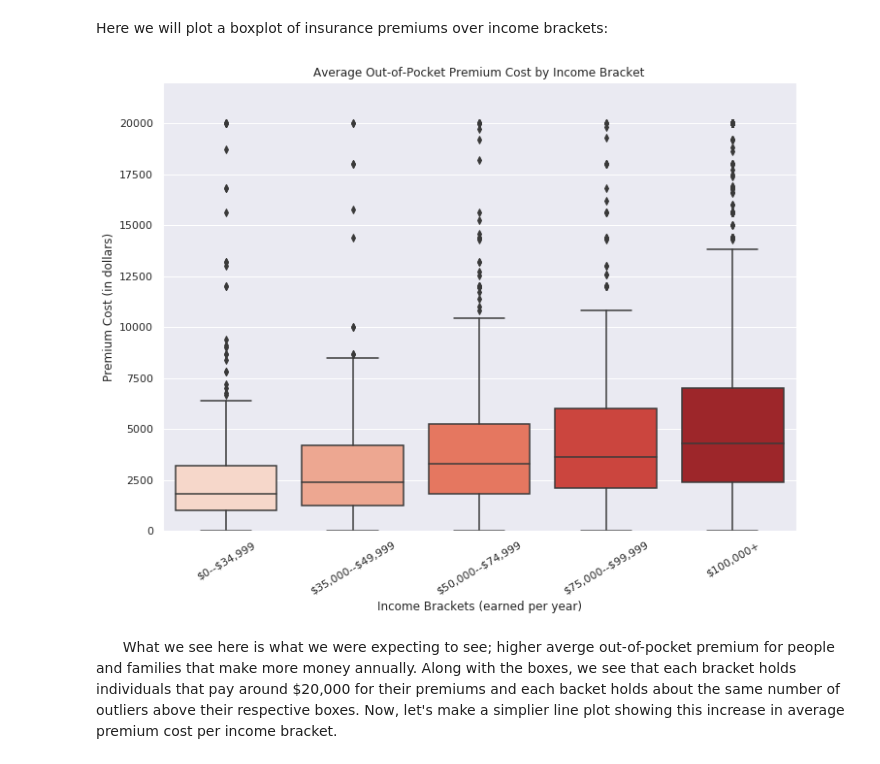
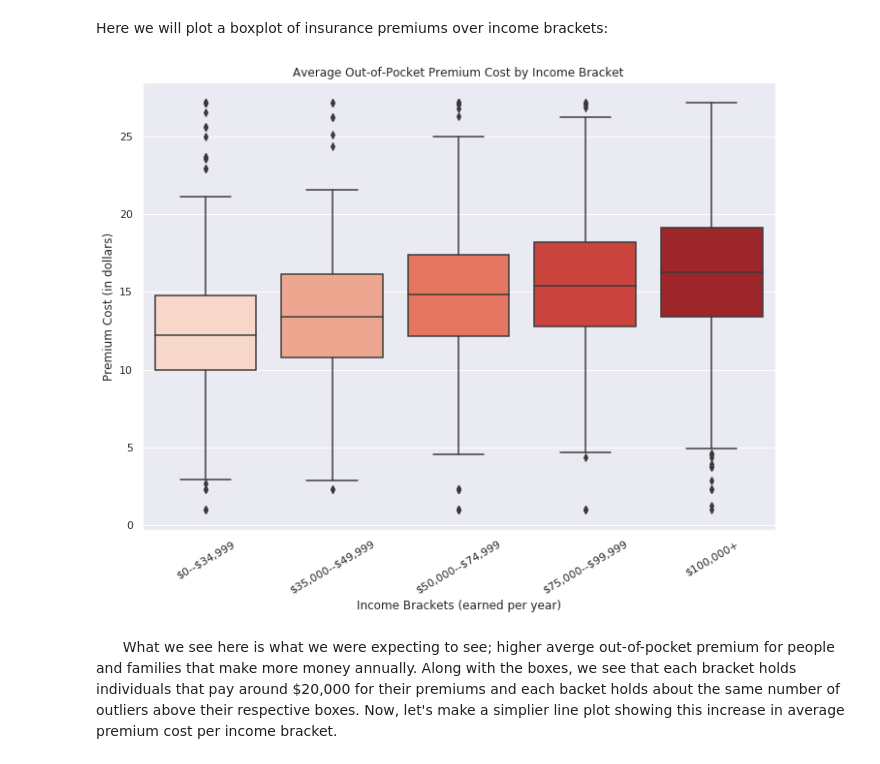
Before and after one commit to hanson263/PSTAT-134-Project, a Jupyter notebook: final_project_EDA.ipynb, the cells around one changed output. Cells and saved outputs as stored; diff of their text form; code cells hidden in the pictures.

```diff
--- a/final_project_EDA.ipynb
+++ b/final_project_EDA.ipynb
@@ -75,15 +94,14 @@ Here we will plot a boxplot of insurance premiums over income brackets:
 # %%
 premium_cost = df[df.HICOSTR1 < 90000]['HICOSTR1'].dropna() #Removed outliers of 90K+ in every income bracket.
 income_bracket = df[df.INCGRP4 < 6]['INCGRP4'] #Removed non-specific income bracket.
 sns.set(rc={'figure.figsize':(11.7, 8.5)})
-sns.boxplot(income_bracket, premium_cost, palette = 'Reds')
-plt.pyplot.ylim(0, 22000)
+sns.boxplot(income_bracket, np.power(premium_cost, 1/3), palette = 'Reds')
 plt.pyplot.xlabel('Income Brackets (earned per year)')
 plt.pyplot.ylabel('Premium Cost (in dollars)')
 plt.pyplot.title('Average Out-of-Pocket Premium Cost by Income Bracket')
 plt.pyplot.xticks([0,1,2,3,4],['\$0--\$34,999', '\$35,000--\$49,999', '\$50,000--\$74,999', '\$75,000--\$99,999', '$100,000+'], rotation = 30);
 # %% [output]
-[figure, old version]
+[figure, new version]
 # %% [markdown]
 &nbsp;&nbsp;&nbsp;&nbsp;&nbsp;&nbsp;What we see here is what we were expecting to see; higher averge out-of-pocket premium for people and families that make more money annually. Along with the boxes, we see that each bracket holds individuals that pay around $20,000 for their premiums and each backet holds about the same number of outliers above their respective boxes. Now, let's make a simplier line plot showing this increase in average premium cost per income bracket.
 # %%
```
Also changed, not shown: parts of 7 cells of this notebook, 1 other file.
